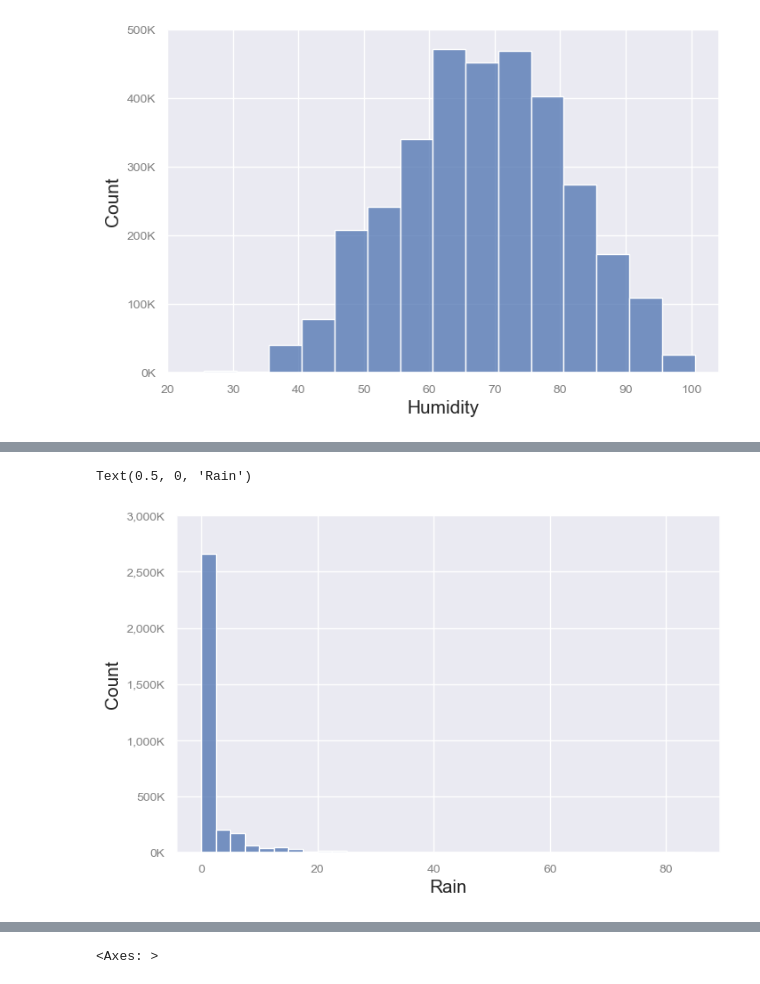
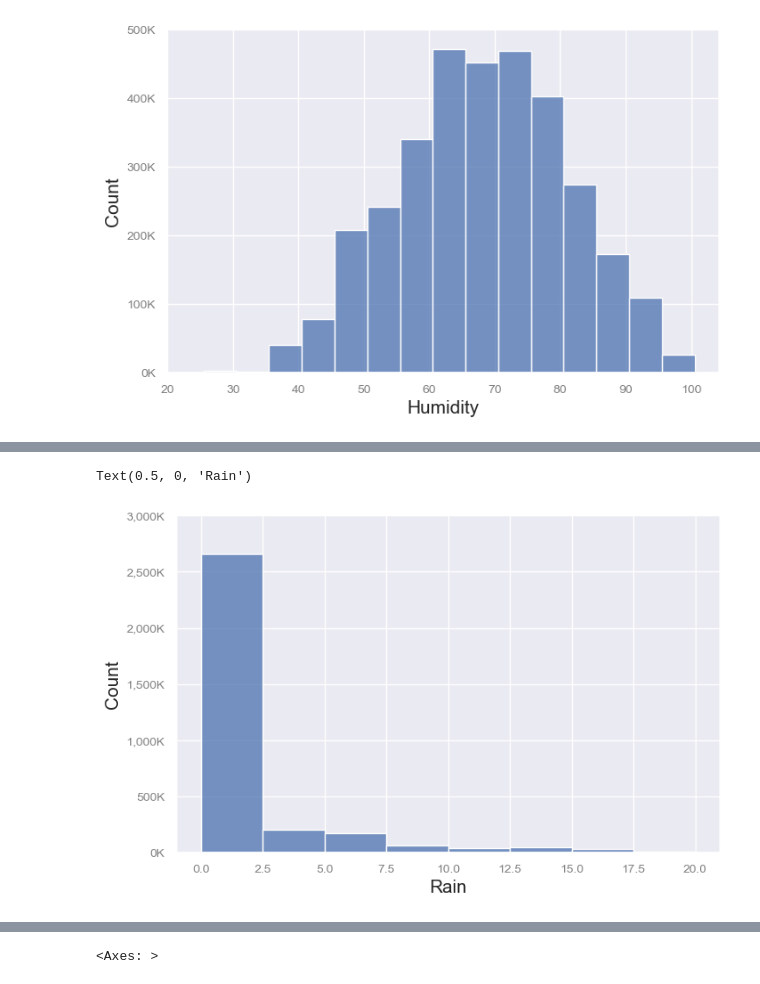
Before and after one commit to mks-0/code-academy, a Jupyter notebook: Capital-Bike-Share-Project/bikes-eda.ipynb, the cells around one changed output, grey strips where cells are left out. Cells and saved outputs as stored; diff of their text form; code cells hidden in the pictures.

```diff
--- a/Capital-Bike-Share-Project/bikes-eda.ipynb
+++ b/Capital-Bike-Share-Project/bikes-eda.ipynb
@@ -198,3 +190,6 @@ hd.loc[(hd['date'].dt.month > 8) & (
+# %%
+dd['season'] =  pd.Categorical(dd['date'].apply(categorize_season))
+hd['season'] =  pd.Categorical(hd['date'].apply(categorize_season))
 # %%
 # Convert the values from numbers to string
 
@@ -202,10 +197,3 @@ weather_types = ['Clear', 'Mist', 'Mixed', 'Severe']
 for i in range(0, 4):
     dd.loc[dd['weathersit'] == i + 1, 'weather'] = weather_types[i]
     hd.loc[hd['weathersit'] == i + 1, 'weather'] = weather_types[i]
-
-dd['weather'] = pd.Categorical(dd['weather'])
-hd['weather'] = pd.Categorical(hd['weather'])
-dd['season'] = pd.Categorical(dd['season'])
-hd['season'] = pd.Categorical(hd['season'])
-dd['weekday'] = pd.Categorical(dd['date'].dt.day_name())
-hd['weekday'] = pd.Categorical(hd['date'].dt.day_name())
@@ -371,13 +360,6 @@ for i in range(hd.shape[0]):
-# %%
-for i in range(dd.shape[0]):
-    if dd.loc[i, 'rain'] > 0:
-        dd.loc[i, 'israin'] = True
-    else:
-        dd.loc[i, 'israin'] = False
-    if dd.loc[i, 'snow'] > 0:
-        dd.loc[i, 'issnow'] = True
-    else:
-        dd.loc[i, 'issnow'] = False
+# %%
+dd['israin'] = (dd['rain'] > 0)
+dd['issnow'] = (dd['snow'] > 0)
 # %%
 sns.set_theme()
 sns.set_style('darkgrid')
@@ -988,27 +1136,27 @@ hd.describe()
 # %%
 fig, ax = plt.subplots(figsize=(8, 5))
 sns.histplot(
     data=dd,
-    x="rain",
+    x=dd[dd["rain"]<20]["rain"],
     weights="count",
     # estimator='mean',
     # bins=np.arange(0, 40, 2.5),
     binwidth=2.5,
     # discrete=True,
     # element='step',
     # fill=False,
     # errorbar=None,
     color='b',
     ax=ax
 )
 # ax.set_xticks(np.arange(0, 110, 10))
 convert_to_k(ax)
 
 plt.ylabel("Count")
 plt.xlabel("Rain")
 # %% [output]
 Text(0.5, 0, 'Rain')
-[figure, old version]
+[figure, new version]
 # %%
 dd[dd['rain'] > 50]
 # %% [output]
```
Also changed, not shown: parts of 17 cells of this notebook, 3 other files.
